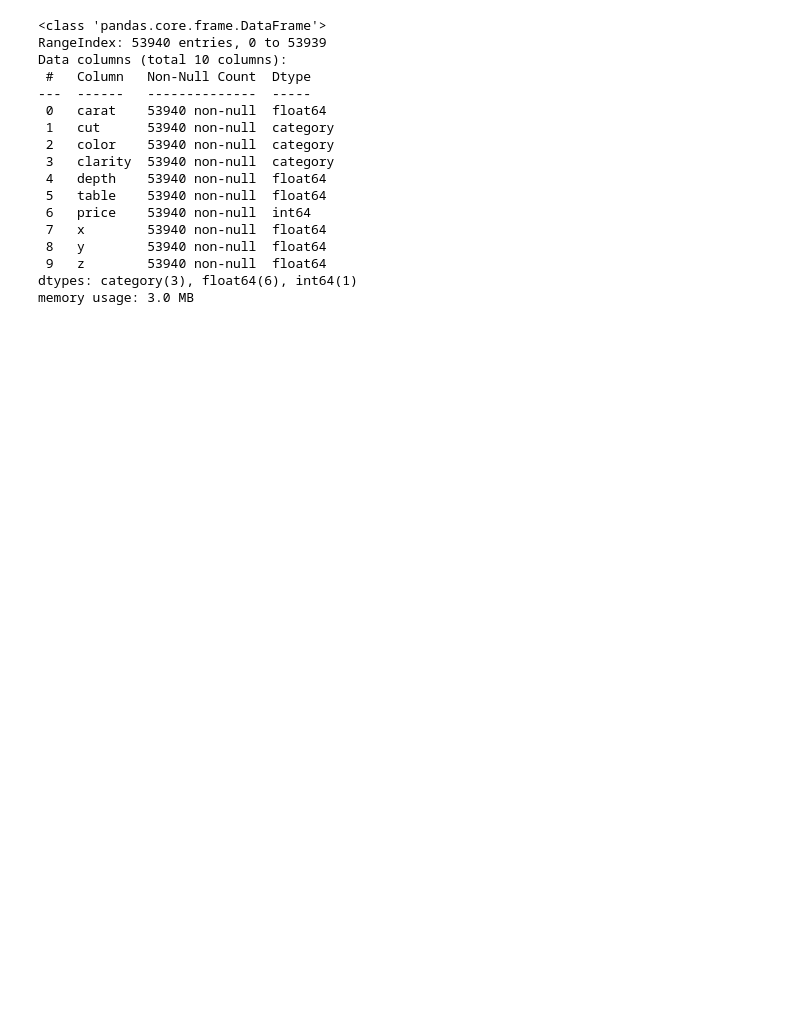
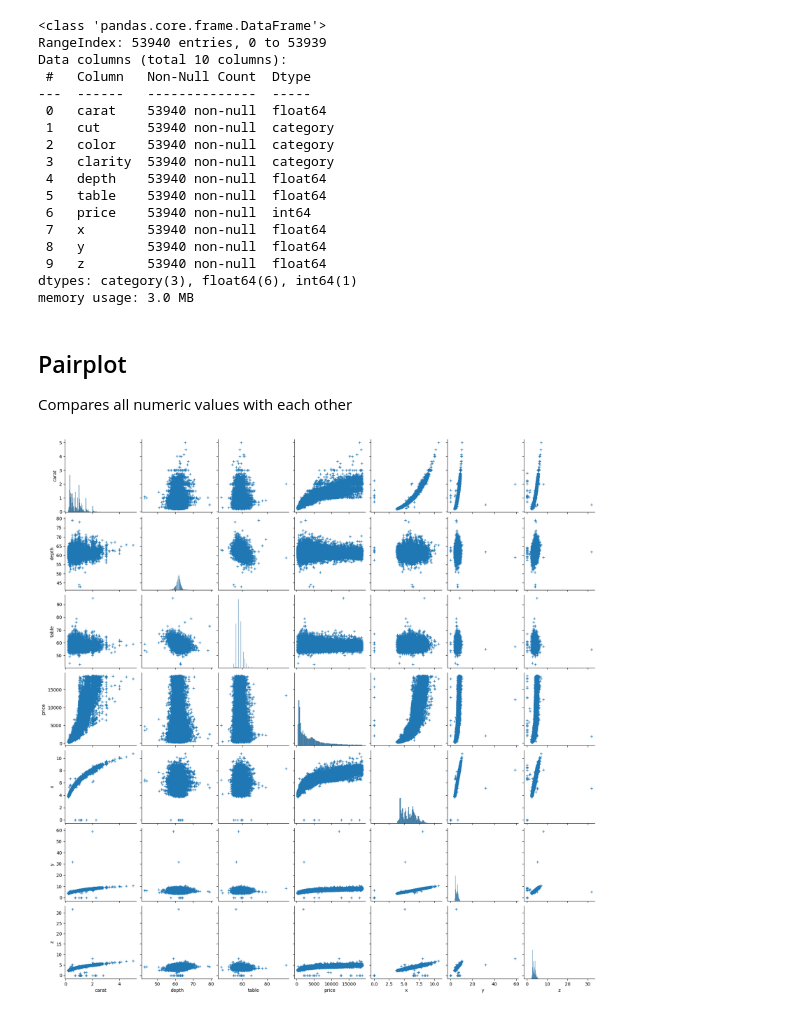
Before and after one commit to jgraber/PythonFriday, a Jupyter notebook: Jupyter/Seaborn_explore.ipynb, the cells around one changed output. Saved outputs shown, nothing was run; the diff lists cells and outputs as text; code cells hidden in the pictures; blank space fills up the shorter version.

```diff
--- a/Jupyter/Seaborn_explore.ipynb
+++ b/Jupyter/Seaborn_explore.ipynb
@@ -35,3 +55,11 @@ Data columns (total 10 columns):
  9   z        53940 non-null  float64
 dtypes: category(3), float64(6), int64(1)
 memory usage: 3.0 MB
+# %% [markdown]
+## Pairplot
+Compares all numeric values with each other
+# %%
+sns.pairplot(diamond, plot_kws=dict(marker='+', linewidth=1))
+#plt.savefig('pair.png')
+# %% [output]
+[figure, added]
```
Also changed, not shown: parts of 17 cells of this notebook.
